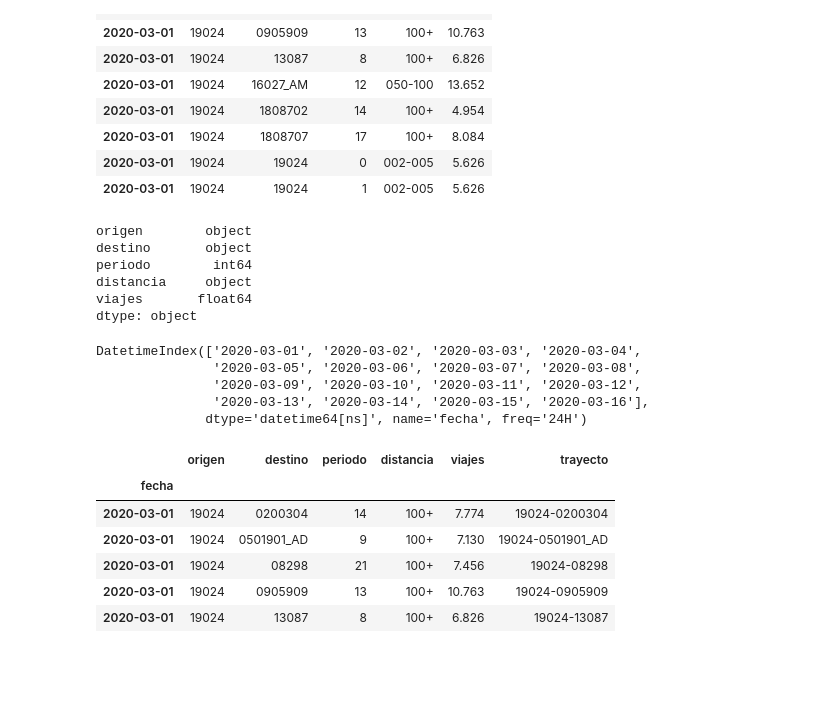
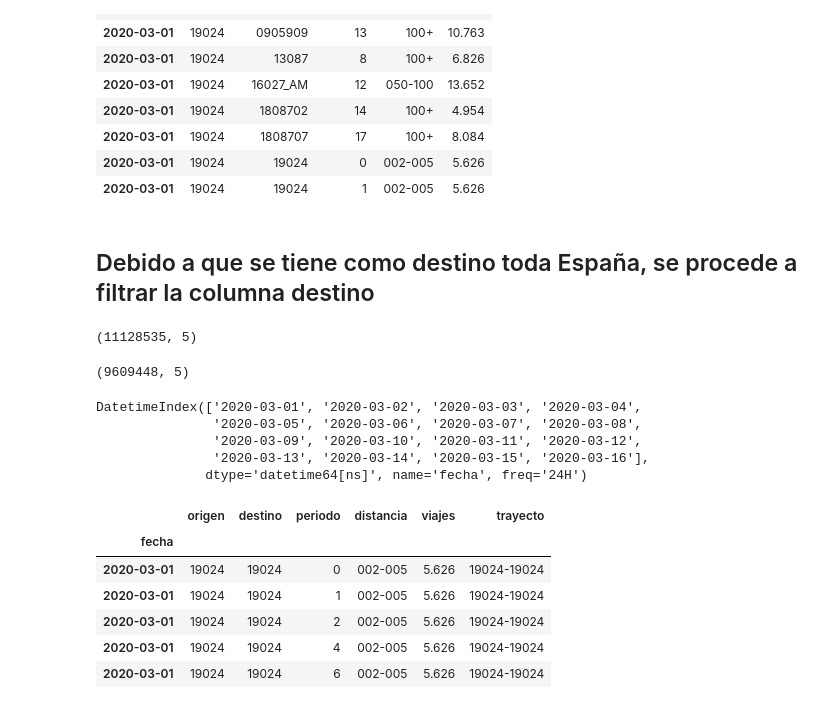
Before and after one commit to Jhonvalencia77/3er_avance, a Jupyter notebook: Sumar_24H_Periodo_Referencia.ipynb, the cells around one changed output. Saved outputs shown, nothing was run; the diff lists cells and outputs as text; code cells hidden in the pictures; blank space fills up the shorter version.

```diff
--- a/Sumar_24H_Periodo_Referencia.ipynb
+++ b/Sumar_24H_Periodo_Referencia.ipynb
@@ -3,7 +3,7 @@ import pandas as pd
 import numpy as np
 import pickle
 # %%
-basepath = "/home/jonathan/tesis/1er_avance/ArchivosCSV/DataFiltradoFebrero2020.csv"
+basepath = "/media/jonathan/JHON/Tesis/DatosTesis/CSV_Filtrado_Origen/DataFiltradoFebrero2020.csv"
 data = pd.read_csv(basepath, sep=',',dtype={"fecha": str,
                                         "origen": str,
                                         "destino": str},index_col='fecha',parse_dates=True, usecols=[0,1,2,7,8,9])
@@ -11,7 +11,7 @@ data = pd.read_csv(basepath, sep=',',dtype={"fecha": str,
 data = data[data.distancia >= "002-005"]
 
 
-basepath = "/home/jonathan/tesis/1er_avance/ArchivosCSV/DataFiltradoMarzo2020_1.csv"
+basepath = "/media/jonathan/JHON/Tesis/DatosTesis/CSV_Filtrado_Origen/DataFiltradoMarzo2020_1.csv"
 data2 = pd.read_csv(basepath, sep=',',dtype={"fecha": str,
                                         "origen": str,
                                         "destino": str},index_col='fecha',parse_dates=True, usecols=[0,1,2,7,8,9])
@@ -31,3 +31,5 @@ data2.head(10)
 | 2020-03-01 | 19024 | 1808707 | 17 | 100+ | 8.084 |
 | 2020-03-01 | 19024 | 19024 | 0 | 002-005 | 5.626 |
 | 2020-03-01 | 19024 | 19024 | 1 | 002-005 | 5.626 |
+# %% [markdown]
+## Debido a que se tiene como destino toda España, se procede a filtrar la columna destino
@@ -34,20 +46,19 @@ data2.head(10)
 # %%
-#data2.shape
-data2.dtypes
+#filtrado.dtypes
+filtrado.shape
 # %% [output]
-origen        object
-destino       object
-periodo        int64
-distancia     object
-viajes       float64
-dtype: object
+(11128535, 5)
+# %%
+filtrado_Data2.shape
+# %% [output]
+(9609448, 5)
 # %%
-data.index.freq = data.index.inferred_freq
-serieDia = data.resample('24H').sum()
+filtrado_Data.index.freq = filtrado_Data.index.inferred_freq
+serieDia = filtrado_Data.resample('24H').sum()
 serieDia.index
 
-data2.index.freq = data2.index.inferred_freq
-serieDia2 = data2.resample('24H').sum()
+filtrado_Data2.index.freq = filtrado_Data2.index.inferred_freq
+serieDia2 = filtrado_Data2.resample('24H').sum()
 serieDia2.index
 # %% [output]
 DatetimeIndex(['2020-03-01', '2020-03-02', '2020-03-03', '2020-03-04',
@@ -56,16 +67,16 @@ DatetimeIndex(['2020-03-01', '2020-03-02', '2020-03-03', '2020-03-04',
                '2020-03-13', '2020-03-14', '2020-03-15', '2020-03-16'],
               dtype='datetime64[ns]', name='fecha', freq='24H')
 # %%
-data['trayecto'] = data['origen'] + '-' + data['destino']
-data2['trayecto'] = data2['origen'] + '-' + data2['destino']
-data2.head(5)
+filtrado_Data['trayecto'] = filtrado_Data['origen'] + '-' + filtrado_Data['destino']
+filtrado_Data2['trayecto'] = filtrado_Data2['origen'] + '-' + filtrado_Data2['destino']
+filtrado_Data2.head(5)
 # %% [output]
 |  | origen | destino | periodo | distancia | viajes | trayecto |
 | fecha |  |  |  |  |  |  |
-| 2020-03-01 | 19024 | 0200304 | 14 | 100+ | 7.774 | 19024-0200304 |
-| 2020-03-01 | 19024 | 0501901_AD | 9 | 100+ | 7.130 | 19024-0501901_AD |
-| 2020-03-01 | 19024 | 08298 | 21 | 100+ | 7.456 | 19024-08298 |
-| 2020-03-01 | 19024 | 0905909 | 13 | 100+ | 10.763 | 19024-0905909 |
-| 2020-03-01 | 19024 | 13087 | 8 | 100+ | 6.826 | 19024-13087 |
+| 2020-03-01 | 19024 | 19024 | 0 | 002-005 | 5.626 | 19024-19024 |
+| 2020-03-01 | 19024 | 19024 | 1 | 002-005 | 5.626 | 19024-19024 |
+| 2020-03-01 | 19024 | 19024 | 2 | 002-005 | 5.626 | 19024-19024 |
+| 2020-03-01 | 19024 | 19024 | 4 | 002-005 | 5.626 | 19024-19024 |
+| 2020-03-01 | 19024 | 19024 | 6 | 002-005 | 5.626 | 19024-19024 |
 # %%
 df_Total = pd.DataFrame({})
```
Also changed, not shown: parts of 3 cells of this notebook.
